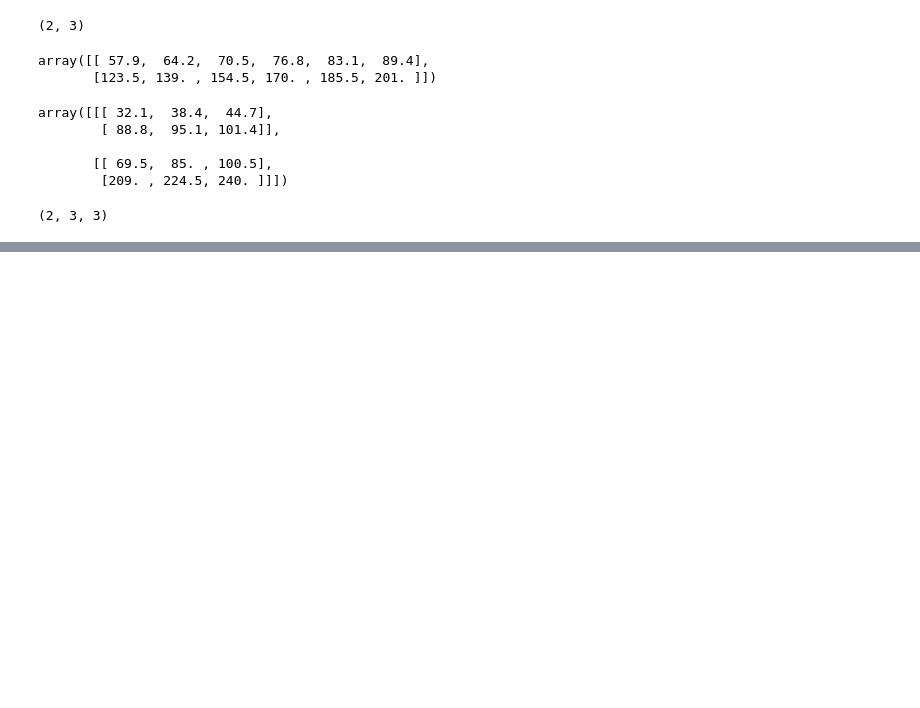
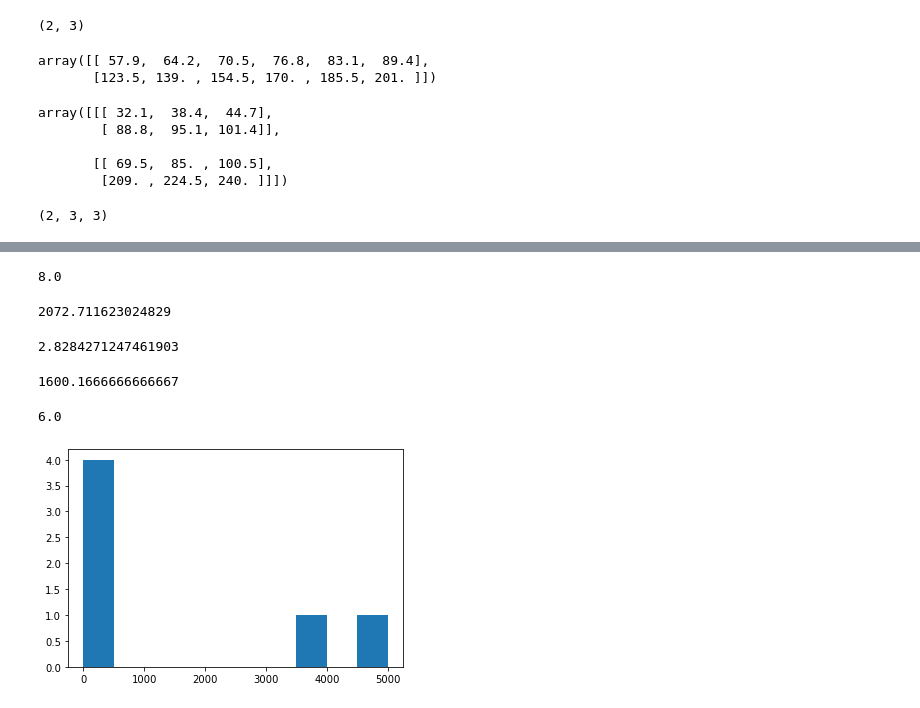
Before and after one commit to arghanath007/Data-Science, a Jupyter notebook: Numpy/Introduction.ipynb, the cells around one changed output, grey strips where cells are left out. Drawn from its saved outputs; the diff is of its cells as text; code cells hidden in the pictures; blank space fills up the shorter version.

```diff
--- a/Numpy/Introduction.ipynb
+++ b/Numpy/Introduction.ipynb
@@ -382,0 +531,3 @@ a3.shape
+# %%
+high=np.array([1,100,200,300,4000,5000])
+low=np.array([2,4,6,8,10])
@@ -382,0 +538,27 @@ a3.shape
+# %%
+np.var(low)
+# %% [output]
+8.0
+# %%
+np.std(high)
+# %% [output]
+2072.711623024829
+# %%
+np.std(low)
+# %% [output]
+2.8284271247461903
+# %%
+np.mean(high)
+# %% [output]
+1600.1666666666667
+# %%
+np.mean(low)
+# %% [output]
+6.0
+# %%
+%matplotlib inline
+import matplotlib.pyplot as plt
+plt.hist(high)
+plt.show()
+# %% [output]
+[figure, added]
```
Also changed, not shown: parts of 47 cells of this notebook.
